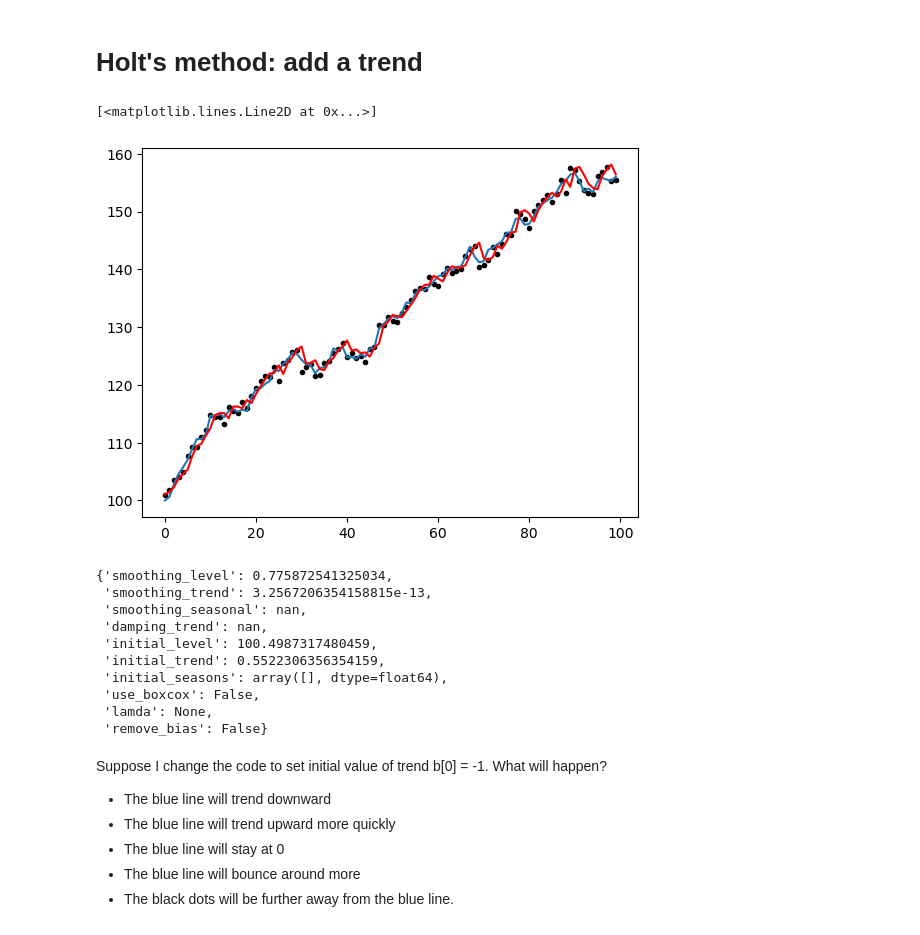
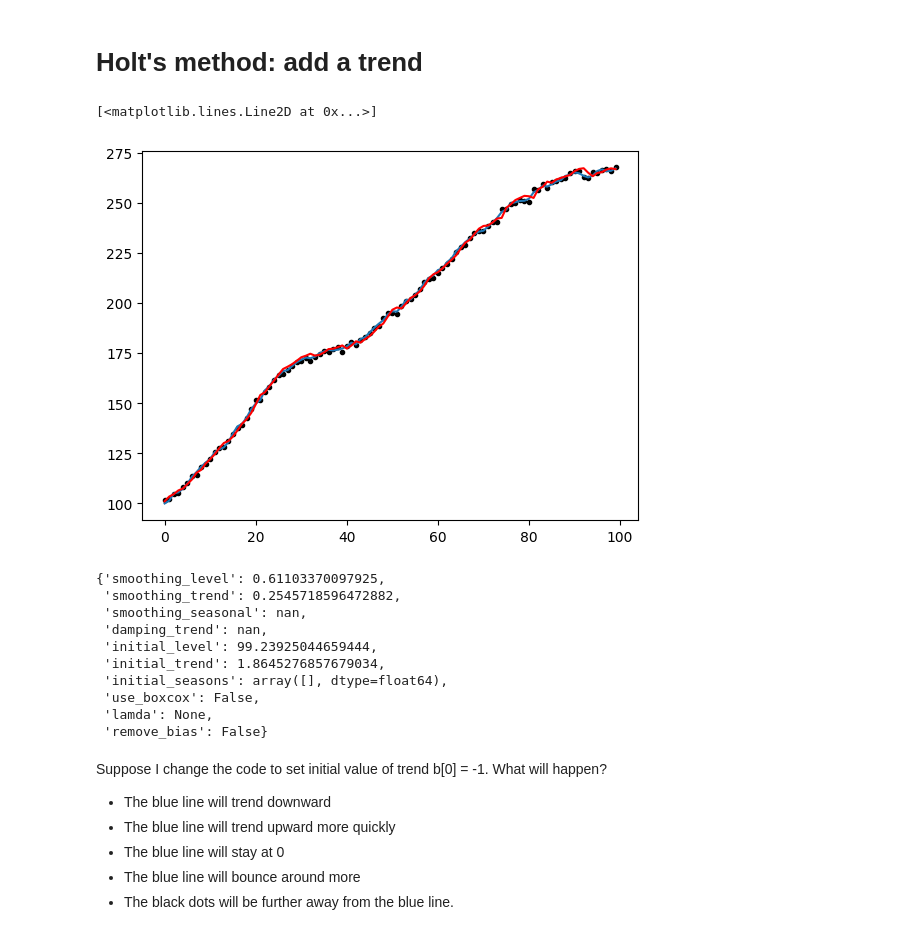
Before and after one commit to stanford-mse-125/demos, a Jupyter notebook: forecasting.ipynb, the cells around one changed output. Drawn from its saved outputs; the diff is of its cells as text; code cells hidden in the pictures.

```diff
--- a/forecasting.ipynb
+++ b/forecasting.ipynb
@@ -13,13 +13,13 @@ import statsmodels.api as sm
 np.random.seed(0)
 n = 100
 a  = np.zeros(n) # create an array of 0's of length n
-s = .2            # controls how fast true mean moves
+s = 0.2            # controls how fast true mean moves
 a[0] = 100
 for i in range(1,n):
     a[i] = a[i-1] + s*randn()
-noise_std = .8
+noise_std = .8 # I will replace this with 5. What will happen?
 x = a + noise_std*randn(n)
 
 plt.scatter(range(n), x, marker='.', color='black')
-p = plt.plot(a)
+p = plt.plot(a, color='blue')
 # %% [output]
@@ -85,40 +85,41 @@ plt.plot(range(n,n+l), forecast, color='red')
 # %% [markdown]
 # Holt's method: add a trend
 # %%
+np.random.seed(0)
 n = 100
 a = np.zeros(n)
 b = np.zeros(n)
 a[0] = 100 # initial level
 b[0] = 1 # initial trend
 
 for i in range(1,n):
-    b[i] = b[i-1] + 0.1*randn()      # trend changes slowly
+    b[i] = b[i-1] + .2*randn()      # trend changes slowly
     a[i] = a[i-1] + b[i-1] + randn() # level moves with the trend + extra random movement
 
 # We observe the level + extra noise
 x = a + .8*randn(n)
 
 # fit the model
 # fit = Holt(x).fit(smoothing_level=0.1,smoothing_slope=.1,optimized=False)
 fit = Holt(x).fit() # optimize over the parameters
 xhat = fit.fittedvalues
 
 # plot
 plt.scatter(range(n), x, marker='.', color='black')
 p = plt.plot(a)
 plt.plot(range(n), xhat, color='red')
 # %% [output]
 [<matplotlib.lines.Line2D at 0x...>]
-[figure, old version]
+[figure, new version]
 # %%
 fit.params
 # %% [output]
-{'smoothing_level': 0.775872541325034,
- 'smoothing_trend': 3.2567206354158815e-13,
+{'smoothing_level': 0.61103370097925,
+ 'smoothing_trend': 0.2545718596472882,
  'smoothing_seasonal': nan,
  'damping_trend': nan,
- 'initial_level': 100.4987317480459,
- 'initial_trend': 0.5522306356354159,
+ 'initial_level': 99.23925044659444,
+ 'initial_trend': 1.8645276857679034,
  'initial_seasons': array([], dtype=float64),
  'use_boxcox': False,
  'lamda': None,
```
Also changed, not shown: parts of 34 cells of this notebook.
